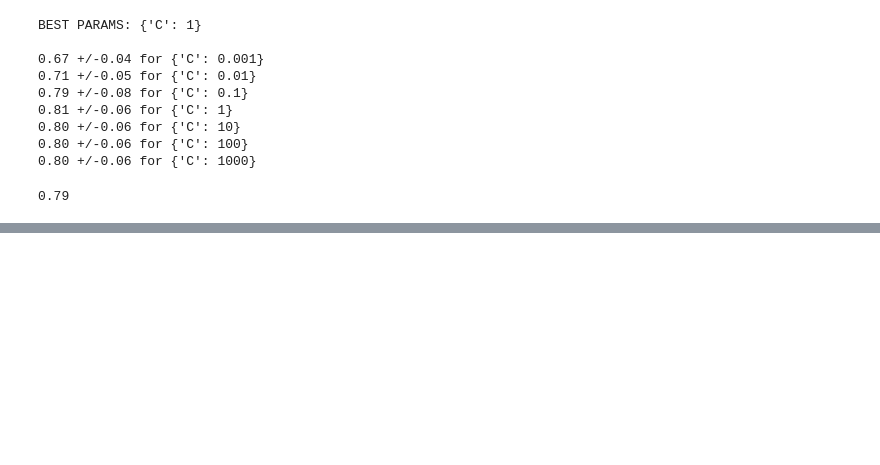
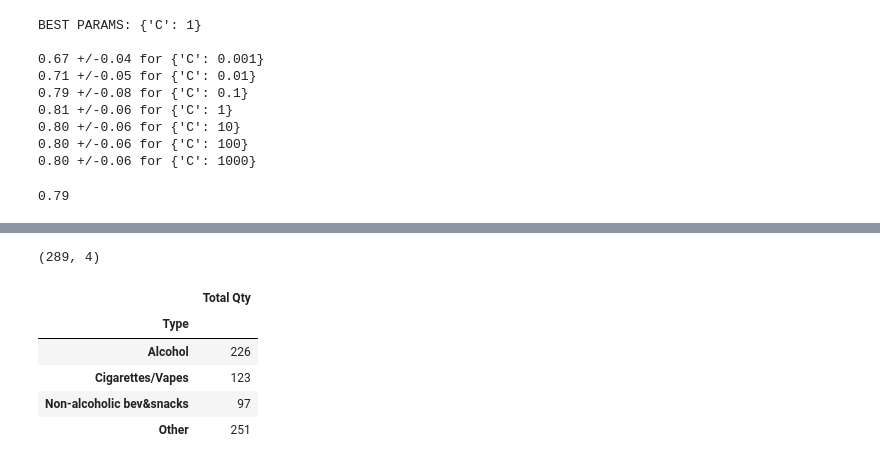
Before and after one commit to Skahlon7/_Spatial_, a Jupyter notebook: ML_/Titanic_ML.ipynb, the cells around one changed output, grey strips where cells are left out. Cells and saved outputs as stored; diff of their text form; code cells hidden in the pictures; blank space fills up the shorter version.

```diff
--- a/ML_/Titanic_ML.ipynb
+++ b/ML_/Titanic_ML.ipynb
@@ -220,0 +291,5 @@ round(np.mean(scores),2)
+# %%
+len(new_col)
+store_df.shape
+# %% [output]
+(289, 4)
@@ -220,0 +312,10 @@ round(np.mean(scores),2)
+# %%
+agg = store_df.groupby('Type').agg({'Total Qty': 'sum'})
+agg
+# %% [output]
+|  | Total Qty |
+| Type |  |
+| Alcohol | 226 |
+| Cigarettes/Vapes | 123 |
+| Non-alcoholic bev&snacks | 97 |
+| Other | 251 |
```
Also changed, not shown: parts of 19 cells of this notebook, 2 other files.
